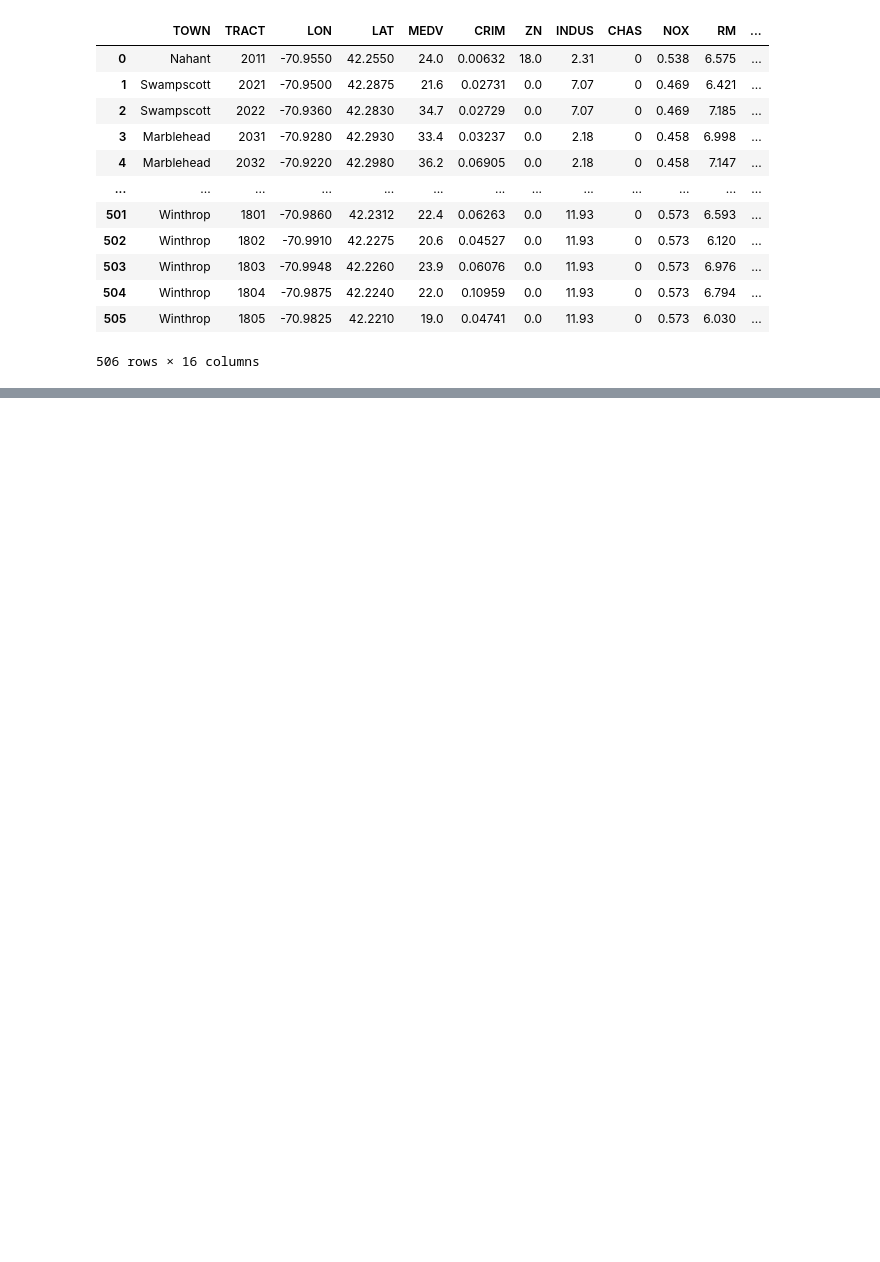
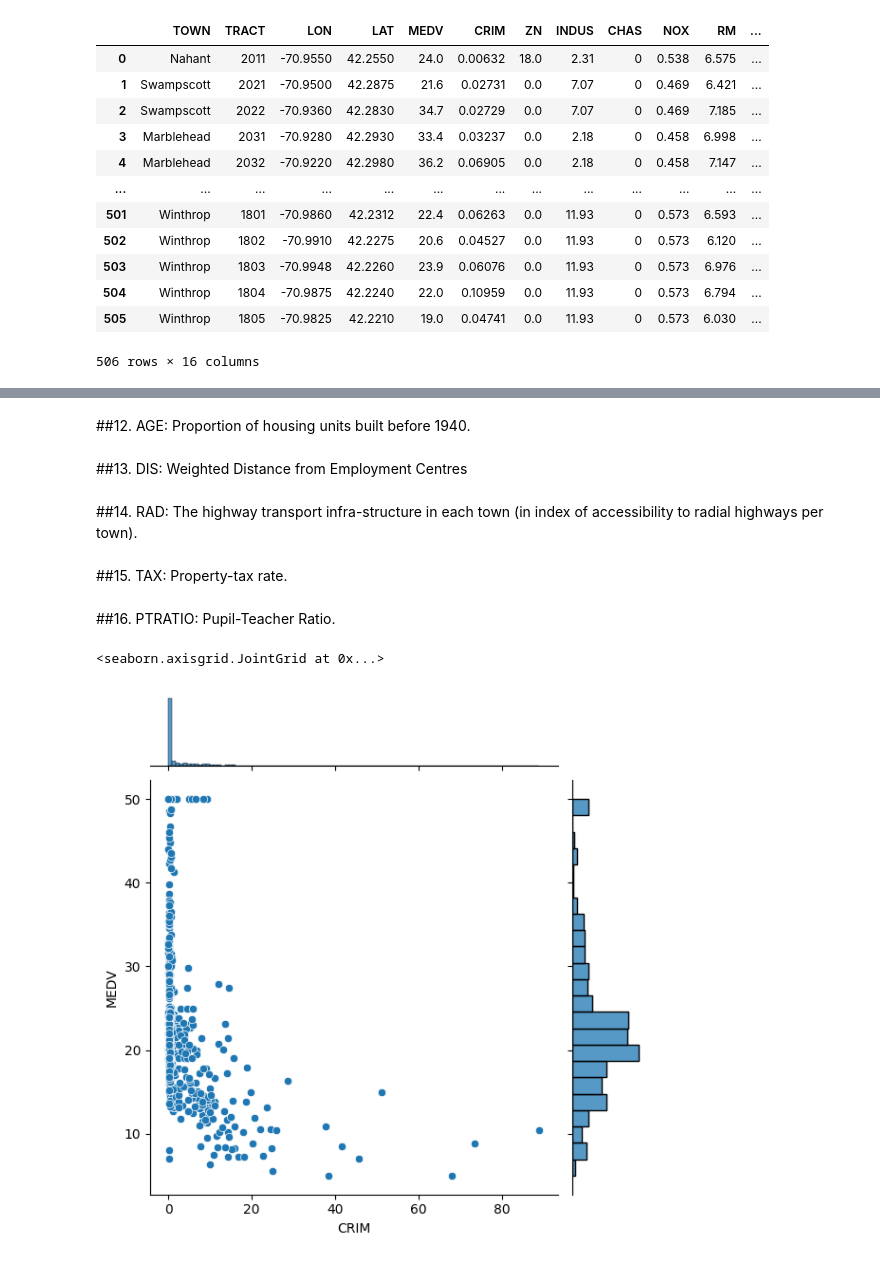
Before and after one commit to Salciano/Python, a Jupyter notebook: Predicting_the_House_Market_(WIP).ipynb, the cells around one changed output, grey strips where cells are left out. Drawn from its saved outputs; the diff is of its cells as text; code cells hidden in the pictures; blank space fills up the shorter version.

```diff
--- a/Predicting_the_House_Market_(WIP).ipynb
+++ b/Predicting_the_House_Market_(WIP).ipynb
@@ -156,0 +173,20 @@ There could be many reasons for this. Sometimes mistakes are made when collectin
+# %% [markdown]
+##12. AGE: Proportion of housing units built before 1940.
+# %% [markdown]
+##13. DIS: Weighted Distance from Employment Centres
+# %% [markdown]
+##14. RAD: The highway transport infra-structure in each town (in index of accessibility to radial highways per town).
+# %% [markdown]
+##15. TAX: Property-tax rate.
+# %% [markdown]
+##16. PTRATIO: Pupil-Teacher Ratio.
+# %%
+
+# Since we identified possible issues with, we will plot this data visually to have a better look.
+
+sns.jointplot(x="CRIM", y="MEDV", data=df)
+
+# As suspected, there are only a few values that are skewing the data. these few datapoints, are less than 1 percent if tge data, yet greatly distirt it. especially the average data.
+# %% [output]
+<seaborn.axisgrid.JointGrid at 0x...>
+[figure, added]
```
Also changed, not shown: parts of 23 cells of this notebook.
